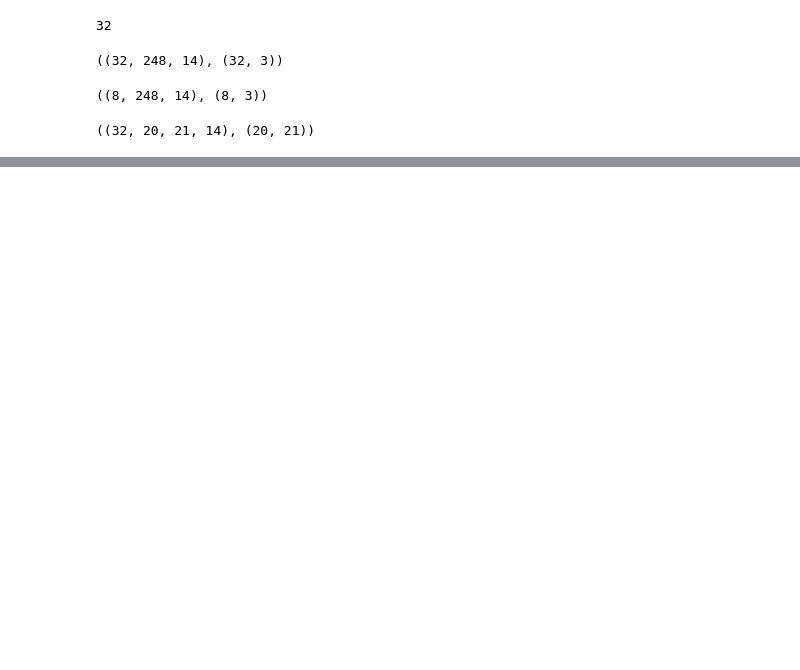
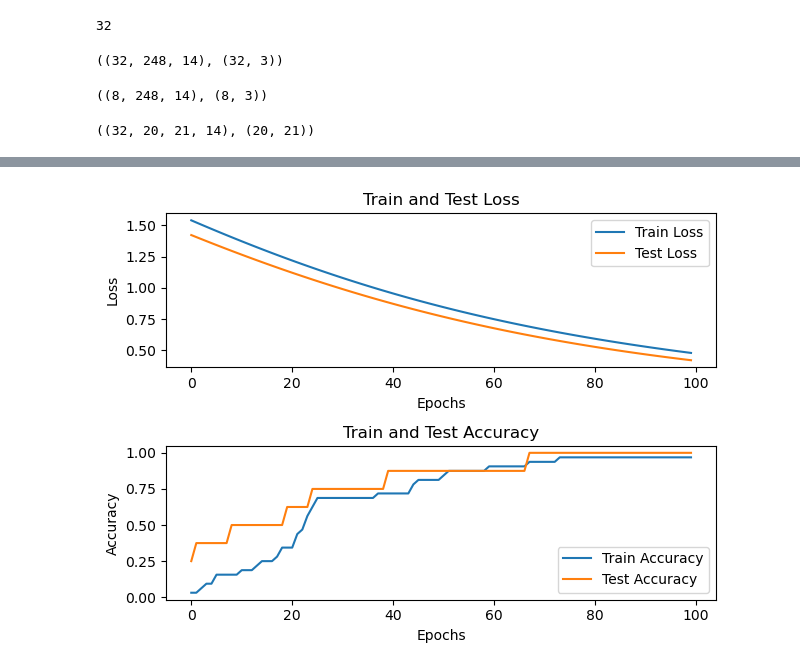
Before and after one commit to platelminto/magneto, a Jupyter notebook: data_exploration.ipynb, the cells around one changed output, grey strips where cells are left out. Drawn from its saved outputs; the diff is of its cells as text; code cells hidden in the pictures; blank space fills up the shorter version.

```diff
--- a/data_exploration.ipynb
+++ b/data_exploration.ipynb
@@ -66,7 +76,7 @@ intra_train_X.shape, intra_train_labels.shape
 # %% [output]
 ((32, 248, 14), (32, 3))
 # %%
-intra_test_X = np.stack(list(map(load_h5, intra_test_glob)))
+intra_test_X = scale(np.stack(list(map(load_h5, intra_test_glob))))
 intra_test_labels = np.stack(list(map(load_labels, intra_test_glob)))
 intra_test_X.shape, intra_test_labels.shape
 # %% [output]
@@ -99,0 +155,23 @@ plt.show()
+# %%
+fig, axs = plt.subplots(2)
+
+# Plotting train and test loss
+axs[0].plot(train_losses, label='Train Loss')
+axs[0].plot(test_losses, label='Test Loss')
+axs[0].set_title('Train and Test Loss')
+axs[0].set_xlabel('Epochs')
+axs[0].set_ylabel('Loss')
+axs[0].legend()
+
+# Plotting train and test accuracy
+axs[1].plot(train_accs, label='Train Accuracy')
+axs[1].plot(test_accs, label='Test Accuracy')
+axs[1].set_title('Train and Test Accuracy')
+axs[1].set_xlabel('Epochs')
+axs[1].set_ylabel('Accuracy')
+axs[1].legend()
+
+plt.tight_layout()
+plt.show()
+# %% [output]
+[figure, added]
```
Also changed, not shown: parts of 8 cells of this notebook, 3 other files.
